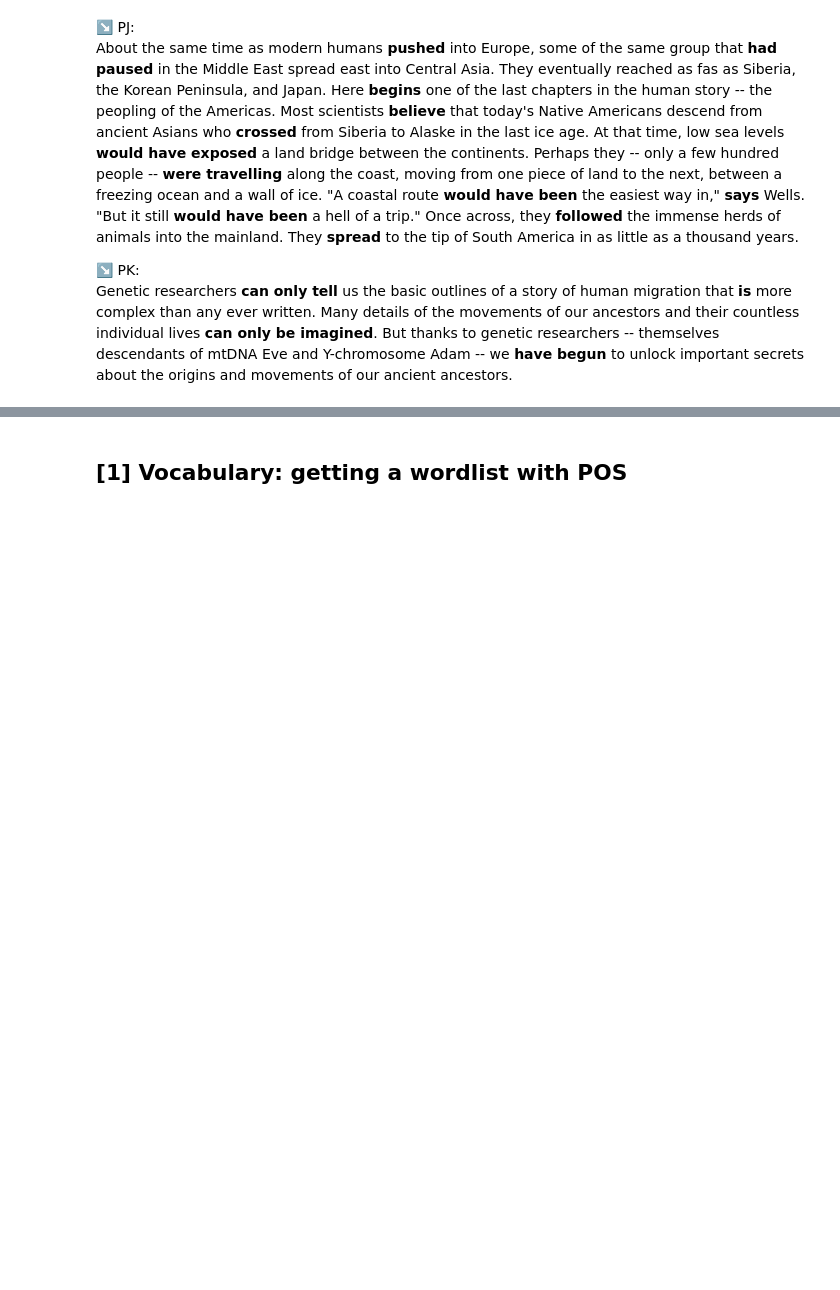
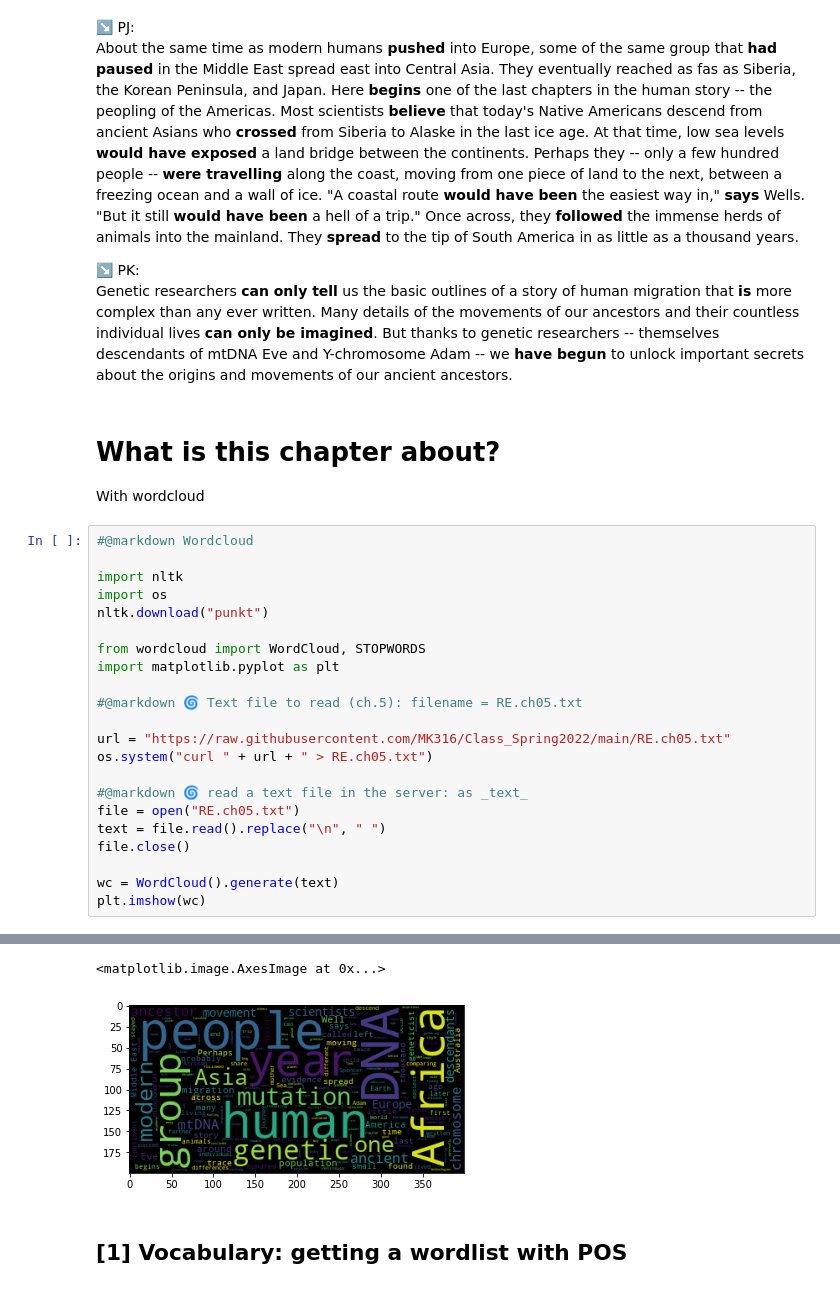
Before and after one commit to MK316/Classroom, a Jupyter notebook: Week07_Ch05.ipynb, the cells around one changed output, grey strips where cells are left out. Saved outputs shown, nothing was run; the diff lists cells and outputs as text; blank space fills up the shorter version.

```diff
--- a/Week07_Ch05.ipynb
+++ b/Week07_Ch05.ipynb
@@ -164,3 +164,29 @@ They **spread** to the tip of South America in as little as a thousand years.
 Genetic researchers **can only tell** us the basic outlines of a story of human migration that **is** more complex than any ever written.
 Many details of the movements of our ancestors and their countless individual lives **can only be imagined**.
 But thanks to genetic researchers -- themselves descendants of mtDNA Eve and Y-chromosome Adam -- we **have begun** to unlock important secrets about the origins and movements of our ancient ancestors.
+# %% [markdown]
+# What is this chapter about?
+With wordcloud
+# %%
+#@markdown Wordcloud
+
+import nltk
+import os
+nltk.download("punkt")
+
+from wordcloud import WordCloud, STOPWORDS
+import matplotlib.pyplot as plt
+
+#@markdown 🌀 Text file to read (ch.5): filename = RE.ch05.txt
+
+url = "https://raw.githubusercontent.com/MK316/Class_Spring2022/main/RE.ch05.txt"
+os.system("curl " + url + " > RE.ch05.txt")
+
+#@markdown 🌀 read a text file in the server: as _text_
+file = open("RE.ch05.txt")
+text = file.read().replace("\n", " ")
+file.close()
+
+wc = WordCloud().generate(text)
+plt.imshow(wc)
+# %% [output]
@@ -167,3 +195,5 @@ But thanks to genetic researchers -- themselves descendants of mtDNA Eve and Y-c
+<matplotlib.image.AxesImage at 0x...>
+[figure, added]
 # %% [markdown]
 ## [1] Vocabulary: getting a wordlist with POS
 # %%
```
Also changed, not shown: parts of 10 cells of this notebook.
